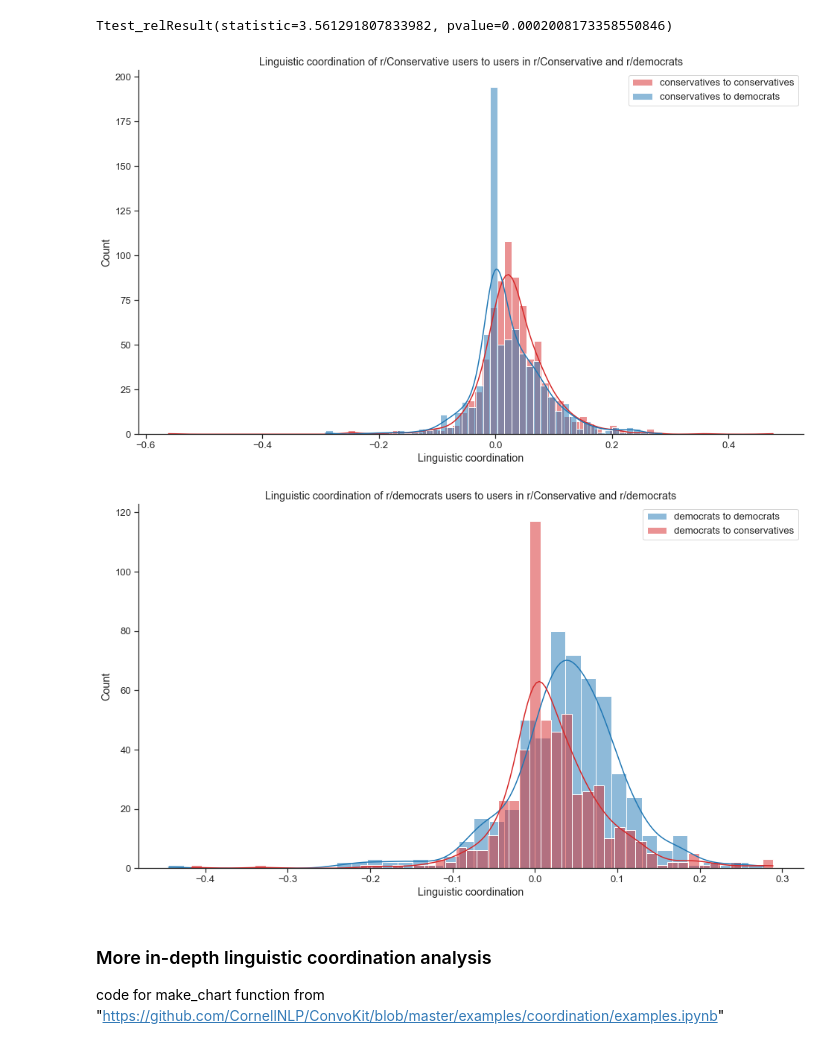
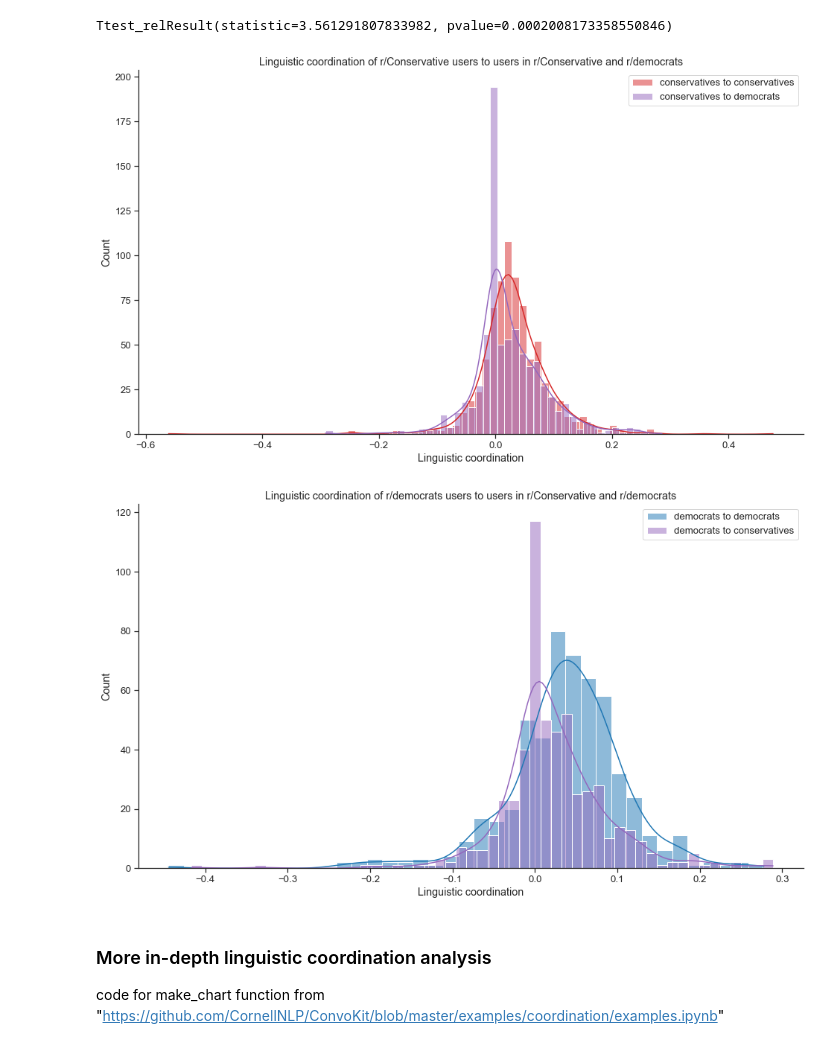
Before and after one commit to yarakyrychenko/reddit-convo-polarization, a Jupyter notebook: analysis_small.ipynb, the cells around one changed output. Cells and saved outputs as stored; diff of their text form; code cells hidden in the pictures.

```diff
--- a/analysis_small.ipynb
+++ b/analysis_small.ipynb
@@ -17,0 +20,2 @@ Number of Conversations: 84228
+# %%
+utt = cons.random_utterance()
@@ -17,0 +46,2 @@ Number of Conversations: 84228
+# %%
+convo = cons.random_conversation()
@@ -148,22 +244,22 @@ ttest_rel(cS_dems.democrat, cS_dems.conservative, alternative='greater')
 Ttest_relResult(statistic=3.561291807833982, pvalue=0.0002008173358550846)
 # %%
 sns.histplot( cS_cons.conservative, label='conservatives to conservatives', kde=True, color = "#d62728");
-sns.histplot( cS_cons.democrat, label='conservatives to democrats', kde=True, color = "#1f77b4");
+sns.histplot( cS_cons.democrat, label='conservatives to democrats', kde=True, color = "#9467bd");
 plt.legend()
 plt.title("Linguistic coordination of r/Conservative users to users in r/Conservative and r/democrats")
 plt.xlabel("Linguistic coordination")
 plt.show()
 # %% [output]
-[figure, old version]
+[figure, new version]
 # %%
 sns.histplot( cS_dems.democrat, label='democrats to democrats', kde=True, color =   "#1f77b4" );
-sns.histplot( cS_dems.conservative, label='democrats to conservatives', kde=True, color = "#d62728");
+sns.histplot( cS_dems.conservative, label='democrats to conservatives', kde=True, color = "#9467bd");
 plt.legend()
 plt.title("Linguistic coordination of r/democrats users to users in r/Conservative and r/democrats")
 plt.xlabel("Linguistic coordination")
 plt.show()
 # %% [output]
-[figure, old version]
+[figure, new version]
 # %% [markdown]
 ### More in-depth linguistic coordination analysis
 code for make_chart function from "https://github.com/CornellNLP/ConvoKit/blob/master/examples/coordination/examples.ipynb"
```
Also changed, not shown: parts of 11 cells of this notebook.
